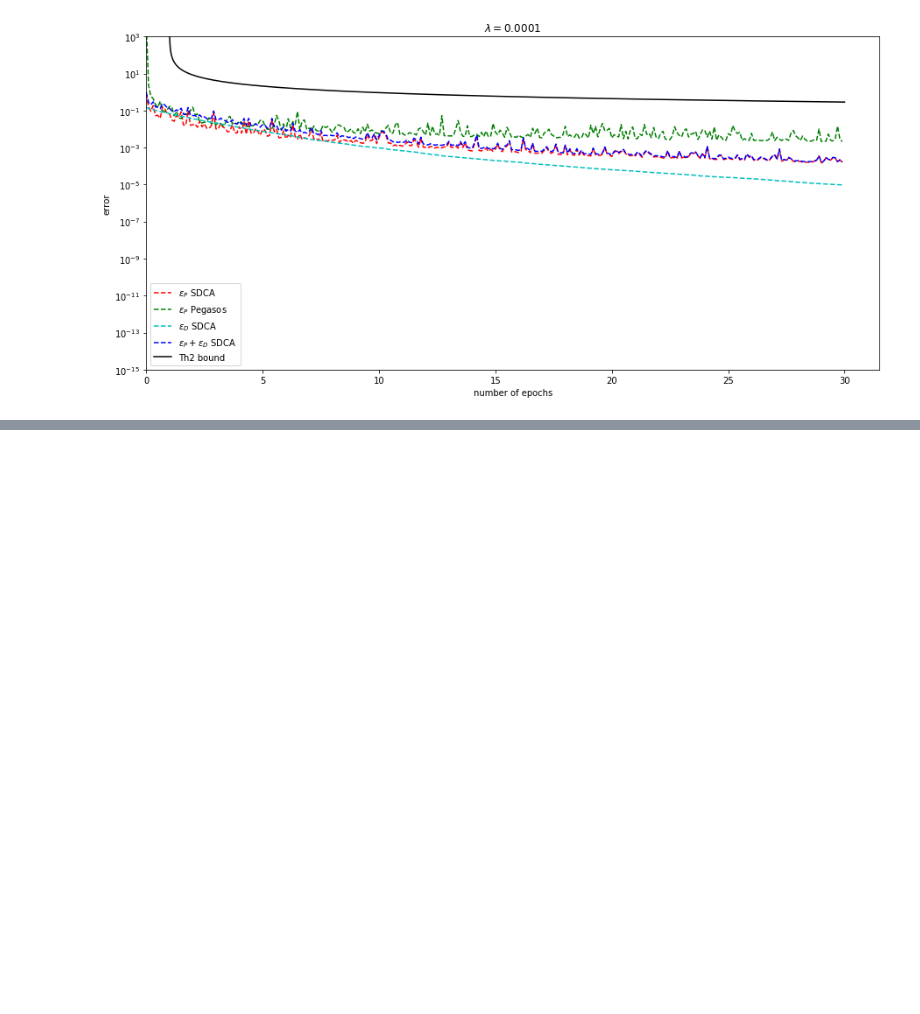
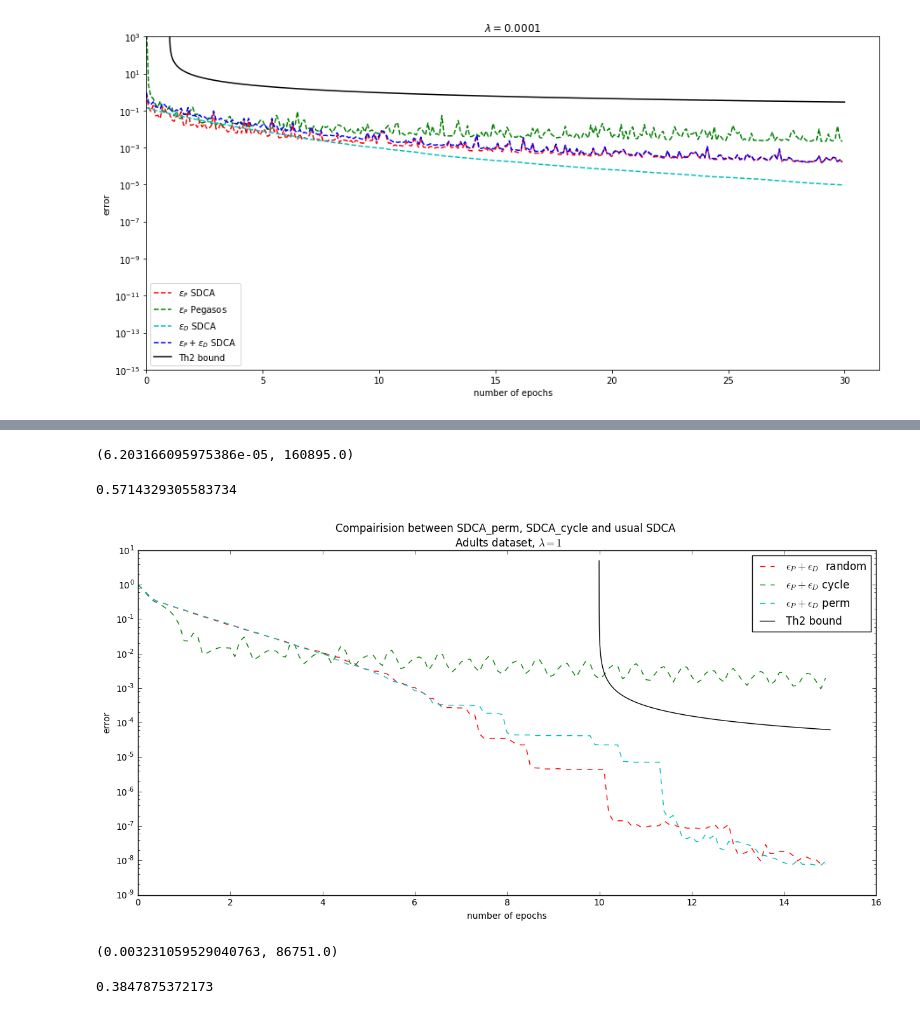
Before and after one commit to schechtman/SDCA, a Jupyter notebook: SDCA_SCHECHTMAN.ipynb, the cells around one changed output, grey strips where cells are left out. Saved outputs shown, nothing was run; the diff lists cells and outputs as text; code cells hidden in the pictures; blank space fills up the shorter version.

```diff
--- a/Untitled.ipynb
+++ b/SDCA_SCHECHTMAN.ipynb
@@ -598,0 +566,45 @@ plt.legend()
+# %%
+l = np.ceil(max(0, n * np.log(0.5 * lmd * n))) + n
+dual_gap_bound = [np.inf for i in range(int(l) + 1)]
+for i in range(int(l) + 1, n_iter):
+    dual_gap_bound.append(5 / (lmd * (i - l)))
+dual_gap_bound[-1], l
+# %% [output]
+(6.203166095975386e-05, 160895.0)
+# %%
+clf = LinearSVC(fit_intercept=False, loss="hinge", max_iter=n_iter, C=C_scikit)
+clf.fit(X_train, y_train)
+w_scikit = clf.coef_.T
+P_star = Primal(X_train, y_train, w_scikit, lmd)
+P_star
+# %% [output]
+0.5714329305583734
+# %%
+w_cycle, alpha_cycle, P_cycle, D_cycle, _, _ = sdca(
+    X_train, y_train, n_iter=n_iter, option="high_prob", lmd=lmd, save_loss=save_loss, indexes=cycle_ind)
+# %%
+w, alpha, P, D, _, _ = sdca(
+    X_train, y_train, n_iter=n_iter, option="high_prob", lmd=lmd, save_loss=save_loss)
+# %%
+w_perm, alpha_perm, P_perm, D_perm, _, _ = sdca(
+    X_train, y_train, n_iter=n_iter, option="high_prob", lmd=lmd, save_loss=save_loss, indexes=perm_ind)
+# %%
+plt.figure(figsize=(15, 7))
+plt.plot(np.arange(0, n_iter, save_loss) / epoch,
+         np.array(P) - np.array(D), "r--", label="$\epsilon_P + \epsilon_D$  random")
+plt.plot(np.arange(0, n_iter, save_loss) / epoch, np.array(P_cycle) -
+         np.array(D_cycle), "g--", label="$\epsilon_P + \epsilon_D$ cycle")
+plt.plot(np.arange(0, n_iter, save_loss) / epoch, np.array(P_perm) -
+         np.array(D_perm), "c--", label="$\epsilon_P + \epsilon_D$ perm")
+
+plt.plot(np.arange(0, len(dual_gap_bound)) / epoch,
+             dual_gap_bound, "black", label="Th2 bound")
+#plt.ylim((10**(-15), 10**3))
+plt.xlim(0)
+plt.title("Compairision between SDCA_perm, SDCA_cycle and usual SDCA \n Adults dataset, $\lambda = {}$".format(lmd))
+plt.ylabel("error")
+plt.xlabel("number of epochs")
+plt.legend()
+plt.yscale("log")
+# %% [output]
+[figure, added]
@@ -598,0 +626,16 @@ plt.legend()
+# %%
+l = np.ceil(max(0, n * np.log(0.5 * lmd * n))) + n
+dual_gap_bound = [np.inf for i in range(int(l) + 1)]
+for i in range(int(l) + 1, n_iter):
+    dual_gap_bound.append(5 / (lmd * (i - l)))
+dual_gap_bound[-1], l
+# %% [output]
+(0.003231059529040763, 86751.0)
+# %%
+clf = LinearSVC(fit_intercept=False, loss="hinge", max_iter=n_iter, C=C_scikit)
+clf.fit(X_train, y_train)
+w_scikit = clf.coef_.T
+P_star = Primal(X_train, y_train, w_scikit, lmd)
+P_star
+# %% [output]
+0.3847875372173
```
Also changed, not shown: parts of 45 cells of this notebook.
